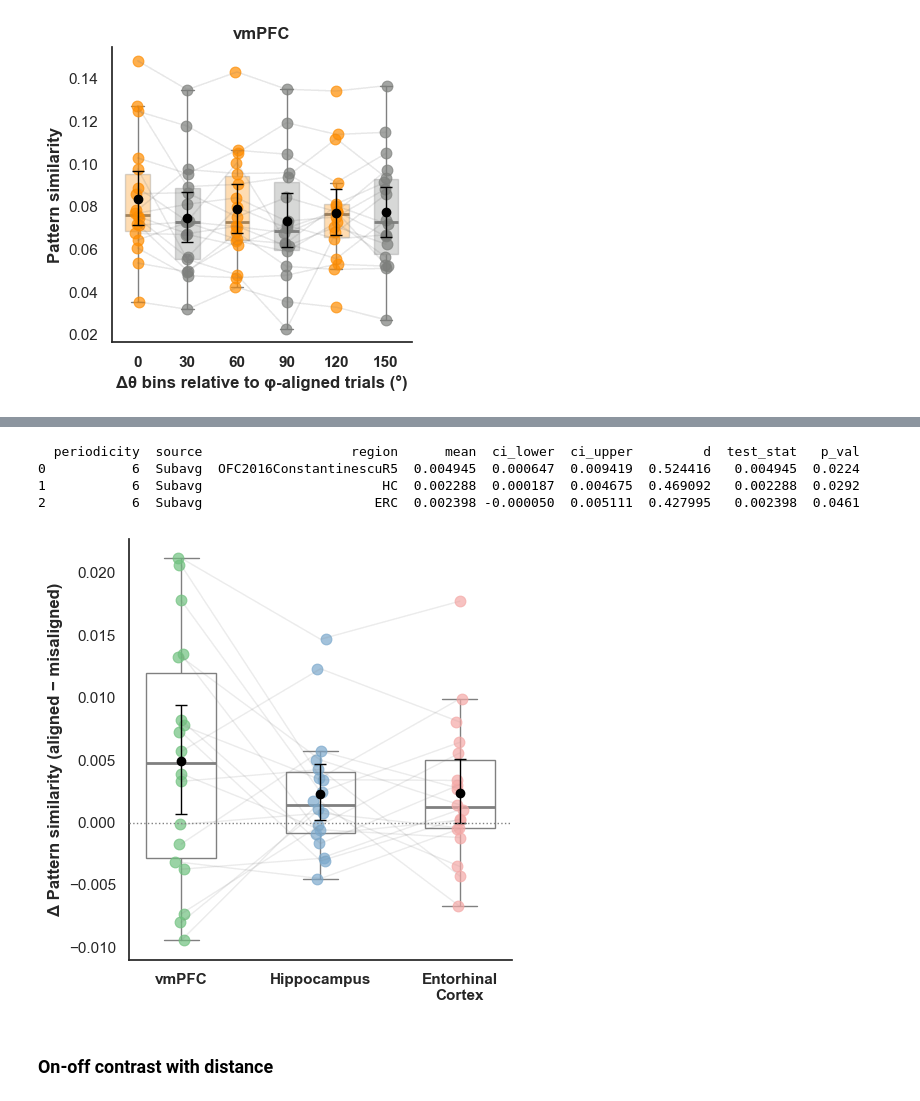
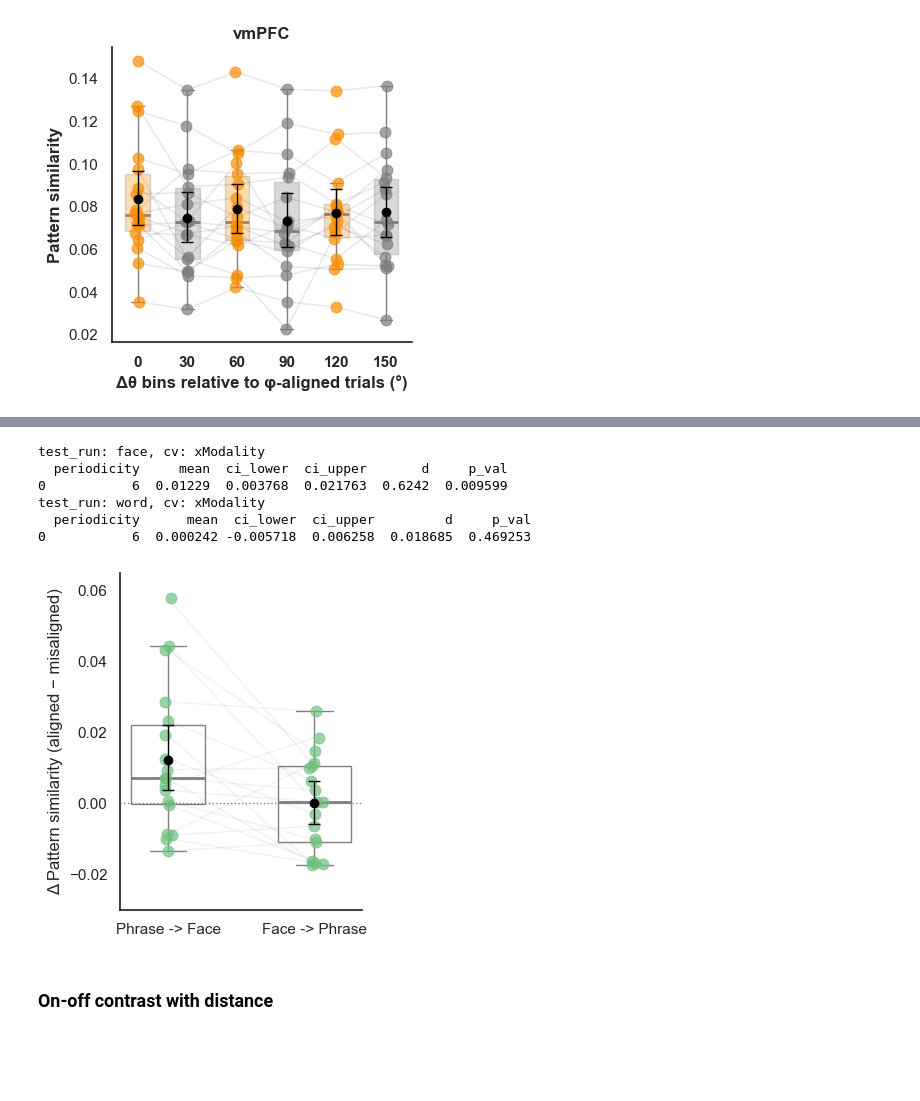
Before and after one commit to ecco-laboratory/EmotionConceptNavigation, a Jupyter notebook: plot_brain_results.ipynb, the cells around one changed output, grey strips where cells are left out. Saved outputs shown, nothing was run; the diff lists cells and outputs as text; code cells hidden in the pictures; blank space fills up the shorter version.

```diff
--- a/plot_brain_results.ipynb
+++ b/plot_brain_results.ipynb
@@ -1319,8 +2410,9 @@ for cv in ['xModality']:#cross_validations:
                                                         figsize=(4,4),
                                                         ylabel='Δ Pattern similarity (aligned − misaligned)',
                                                         xlabel='', dotted_yline=0, jitter=0.02, ax=None,
-                                                        yrange=None,
-                                                   #save = f'./outputs/contrast_values_vmpfcliterature_subavg_controlfolds_{cv}_{test_run}.jpg'
+                                                         yrange=(-0.04, 0.06),
+                                                       # save_svg=True,
+                                                   #save = f'./outputs/vector_plots/contrast_values_vmpfcliterature_subavg_controlfolds_{cv}_{test_run}.svg'
                                                    )
 # %% [output]
 test_run: face, cv: xModality
@@ -1655,14 +3201,14 @@ plt.show()
 # %%
 sources = ['Subavg','Subspec']#,'SubavgtoSubspec','SubspectoSubavg']
 regions = ['OFC2016ConstantinescuR5','HC','ERC']#['vmPFCCurrentStudy', 'OFC2016Constantinescu', 'vmPFC2016Constantinescu', 'ERC']
-periodicity = [3, 4, 5, 6, 7, 8]
+periodicity = [6, 3, 4, 5, 6, 7, 8]
 cross_validations = ['xModalityRun', 'xModality']
-y_value = 'contrast_value'#'beta_alignment'#'contrast_value'
-filename = 'contrast_values.csv' if y_value == 'contrast_value' else 'beta_alignment_va_cat_id.csv'
+y_value = 'contrast_value'
+filename = 'contrast_values.csv' if y_value == 'contrast_value' else 'beta_alignment_va_cat_id_response.csv'
 data_all_mds = pd.DataFrame()
 seeds = ['seedAvg']#['42']+[str(s) for s in list(range(1,10))]+['seedAvg']
 for seed in seeds:
-    data_dir = f'./outputs/singleTrialBetaAnalysis/noICA/incl_all_subs_trials/onoffGridcontrast_multivariate_mdsAlignedcosine/seed{seed}/unsmoothed'
+    data_dir = f'./outputs/singleTrialBetaAnalysis/noICA/incl_all_subs_trials/onoffGridcontrast_multivariate_mdsAlignedcosine/seed{seed}/unsmoothed/'
     for source in sources:
         for period in periodicity:
             for cross_validation in cross_validations:
@@ -1827,30 +3433,46 @@ for reg, reg_name, file in zip(['OFC2016ConstantinescuR5'],['vmPFC'],['literatur
+# %%
+data_all_modal_to_plot=data_all_modal.copy()
+data_all_modal_to_plot['test_runs'] = data_all_modal['test_runs'].replace({'face1': 'face', 'face2': 'face', 'word1': 'word', 'word2': 'word', 'face1_face2': 'face', 'word1_word2': 'word'})
+for cv in ['xModality']:#cross_validations:
+    for test_run in ['face','word']:
+        data_to_plot = data_all_modal_to_plot[(data_all_modal_to_plot['source'] == 'Subavg') & (data_all_modal_to_plot['cross_validation'] == cv) & (data_all_modal_to_plot['test_runs'] == test_run)]
+        data_to_plot = data_to_plot.groupby(['subject', 'region', 'periodicity', 'source']).agg({y_value: 'mean'}).reset_index()
+        data_to_plot = data_to_plot[data_to_plot['periodicity'] == '6']
+        stats_df_to_plot = bootstrap_ci(data_to_plot, target_col=y_value, group_vars=['periodicity'])
+        print(f'test_run: {test_run}, cv: {cv}')
+        print(pd.merge(bootstrap_ci(data_to_plot, target_col=y_value, group_vars=['periodicity']),
+                       sign_flip_permutation(data_to_plot, target_col=y_value, group_vars=['periodicity']),
+                       on=['periodicity'], how='left').drop(columns=['test_stat']).to_string(max_rows=None, max_cols=None))
+# %% [output]
+test_run: face, cv: xModality
+  periodicity     mean  ci_lower  ci_upper       d     p_val
+0           6  0.01229  0.003768  0.021763  0.6242  0.009599
+test_run: word, cv: xModality
+  periodicity      mean  ci_lower  ci_upper         d     p_val
+0           6  0.000242 -0.005718  0.006258  0.018685  0.469253
 # %%
-data_to_plot = data_all_mds[(data_all_mds['periodicity'] == '6') & (data_all_mds['region'].isin(regions)) & (data_all_mds['source'].isin(['Subavg']))]
-data_to_plot['region'] = pd.Categorical(data_to_plot['region'], categories=regions, ordered=True)
-data_to_plot = data_to_plot.groupby(['subject', 'region', 'periodicity', 'source']).agg({y_value: 'mean'}).reset_index()
-stats_df = bootstrap_ci(data_to_plot, target_col=y_value, group_vars=['periodicity', 'source','region'])
-print(stats_df
-    .merge(sign_flip_permutation(data_to_plot, y_value, ['periodicity', 'source', 'region']), on=['periodicity', 'source', 'region'], how='left')
-    .to_string(max_rows=None, max_cols=None))
-
-
-plot_subjectConnected_performance_scatter_wbox(data_to_plot, 'region', y_value, 'subject', stats_df,
-                                                condition_order=regions,
-                                                condition_labels=['vmPFC','Hippocampus','Entorhinal\nCortex'],
-                                                fill_colors=['#70c17f','#7ca9cc','#F4A9A7'], #FE8D01'
-                                                #edge_colors=['#FE8D01','#F4A9A7','#7ca9cc','#70c17f'],
-                                                connect_subjects=True, line_alpha=0.05,
-                                                plot_box=True,plot_bar=False,box_edgecolor='gray',errorbar_color='black',
-                                                figsize=(5,5), title=None,
-                                                ylabel='Δ Pattern similarity (aligned − misaligned)',
-                                                xlabel='', yrange=None, dotted_yline=0, jitter=0.02, ax=None)#,
-                                                #save = './outputs/contrast_values_vmpfchcerc_subavg_6fold.jpg')
+data_all_modal_to_plot=data_all_modal.copy()
+data_all_modal_to_plot['test_runs'] = data_all_modal['test_runs'].replace({'face1': 'face', 'face2': 'face', 'word1': 'word', 'word2': 'word', 'face1_face2': 'face', 'word1_word2': 'word'})
+data_to_plot = data_all_modal_to_plot[(data_all_modal_to_plot['source'] == 'Subavg') & (data_all_modal_to_plot['cross_validation'] == 'xModality') & (data_all_modal_to_plot['periodicity'] == '6')]
+data_to_plot['test_runs'] = pd.Categorical(data_to_plot['test_runs'], categories=['face','word'], ordered=True)
+stats_df_to_plot = bootstrap_ci(data_to_plot, target_col=y_value, group_vars=['test_runs'])
+plot_subjectConnected_performance_scatter_wbox(data_to_plot, 'test_runs', y_value, 'subject', stats_df_to_plot,
+                                                    title='',
+                                                    condition_order=['face','word'],
+                                                    condition_labels=['Phrase -> Face','Face -> Phrase'],
+                                                    fill_colors=['#70c17f']*2, #['#70c17f','#33CC99','#7ca9cc','#F4A9A7'], #FE8D01'
+                                                    #edge_colors=['#FE8D01','#F4A9A7','#7ca9cc','#70c17f'],
+                                                    connect_subjects=True, line_alpha=0.05,
+                                                    plot_box=True,plot_bar=False,box_edgecolor='gray',errorbar_color='black',
+                                                    figsize=(3.5,4),
+                                                    ylabel='Δ Pattern similarity (aligned − misaligned)',
+                                                    xlabel='', dotted_yline=0, jitter=0.02, ax=None,
+                                                    yrange=(-0.03, 0.065),
+                                                    save_svg=True,
+                                                    save = f'./outputs/vector_plots/contrast_values_vmpfcliterature_subavg_crossmodal_6fold_mds.svg'
+                                                    )
 # %% [output]
-  periodicity  source                   region      mean  ci_lower  ci_upper         d  test_stat   p_val
-0           6  Subavg  OFC2016ConstantinescuR5  0.004945  0.000647  0.009419  0.524416   0.004945  0.0224
-1           6  Subavg                       HC  0.002288  0.000187  0.004675  0.469092   0.002288  0.0292
-2           6  Subavg                      ERC  0.002398 -0.000050  0.005111  0.427995   0.002398  0.0461
-[figure, old version]
+[figure, new version]
 # %% [markdown]
 ### On-off contrast with distance
 # %%
```
Also changed, not shown: parts of 76 cells of this notebook, 19 other files.
